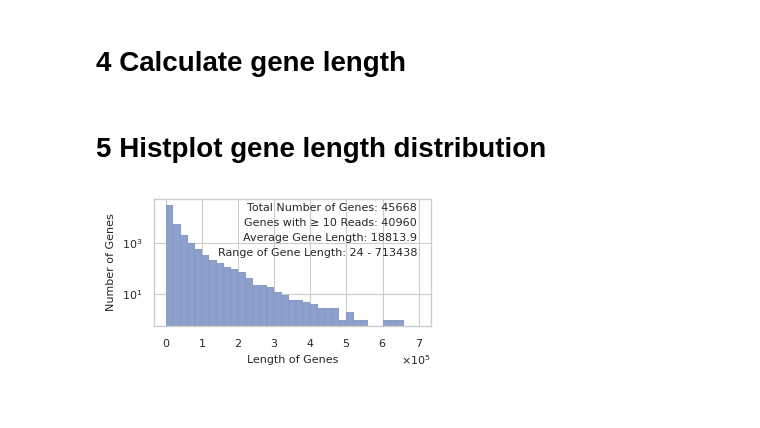
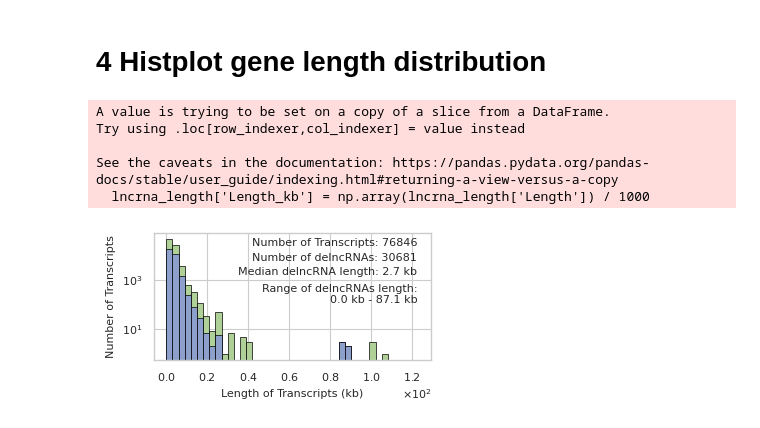
Before and after one commit to MagdalenaWinklhofer/LncRNA, a Jupyter notebook: 9_3_number_of_genes_degs/9_3_number_of_genes.ipynb, the cells around one changed output. Drawn from its saved outputs; the diff is of its cells as text; code cells hidden in the pictures.

```diff
--- a/9_3_number_of_genes_degs/9_3_number_of_genes.ipynb
+++ b/9_3_number_of_genes_degs/9_3_number_of_genes.ipynb
@@ -77,0 +15,9 @@ annotation['transcript_id'] = annotation['attribute'].apply(extract_transcript_i
+# %%
+
+
+# Import the transcriptome to have the length of ALL transcripts
+transcriptome_length = pd.read_csv('../A_annotation/carcar_annotation_v5_transcript_lengths.tsv', sep='\t')
+# Import all transcript with a read coverage of at least 10 reads
+transcriptome_10reads = pd.read_csv('number_of_genes_with_total_of_10_reads.csv')
+# Filter to only keep the transcriptome_length rows that have a read coverage of at least 10 reads
+transcriptome_length = transcriptome_length.loc[transcriptome_length['Transcript_ID'].isin(transcriptome_10reads['x'])]
@@ -77,0 +75,4 @@ annotation['transcript_id'] = annotation['attribute'].apply(extract_transcript_i
+# %%
+# extract the length information for the lncRNAs from the transcript file
+lncrna_length = transcriptome_length[transcriptome_length['Transcript_ID'].str.lower().isin(lncrna['transcript_id'])]
+DElncrna_length = transcriptome_length[transcriptome_length['Transcript_ID'].str.lower().isin(DElncrna['transcript_id'])]
@@ -78,2 +110,2 @@ annotation['transcript_id'] = annotation['attribute'].apply(extract_transcript_i
 # %% [markdown]
-# 4 Calculate gene length
+# 4 Histplot gene length distribution
@@ -99,34 +112,50 @@ mean_genelength = data['gene_length'].mean()
-# %% [markdown]
-# 5 Histplot gene length distribution
 # %%
 # PLOT: Length Distribution of Genes
 sns.set_theme(style = 'whitegrid', palette='colorblind', context='paper', rc={'axes.labelsize':8, 'xtick.labelsize':8, 'ytick.labelsize':8, 'legend.fontsize':8, 'legend.title_fontsize':8, "axes.formatter.use_mathtext": True})
 plt.figure(figsize=(((9)/2.54), (5/2.54)))
 
 
-# on the x axis: Length of genes
-plt.xlabel('Length of Genes')
+# Convert lengths to kilobases
+transcriptome_length['Length_kb'] = np.array(transcriptome_length['Length']) / 1000
+lncrna_length['Length_kb'] = np.array(lncrna_length['Length']) / 1000
+
+# on the x axis: Length of genes (in kb)
+plt.xlabel('Length of Transcripts (kb)')
 # on the y axis: Number of genes
-plt.ylabel('Number of Genes')
+plt.ylabel('Number of Transcripts')
 
 # plot the histogram
-plt.hist(data['gene_length'], bins=range(minima,maxima, 20000), color='#8DA0CB', edgecolor='black', linewidth=0.02)
+plt.hist(transcriptome_length['Length_kb'], bins=range(0, int(max(transcriptome_length['Length_kb']) + 20), 3),
+          color='#AFD198', edgecolor='black', linewidth=0.5)
+plt.hist(lncrna_length['Length_kb'], bins=range(int(min(lncrna_length['Length_kb'])), int(max(lncrna_length['Length_kb']) + 20), 3),
+         color='#8DA0CB', edgecolor='black', linewidth=0.5)
 plt.yscale('log')
 xfmt = plt.ScalarFormatter()
-xfmt.set_powerlimits((0,0))
+xfmt.set_powerlimits((0, 0))
 plt.gca().xaxis.set_major_formatter(xfmt)
 
 # LABELS:
 # add label for total number of genes
-plt.text(0.95, 0.97, f'Total Number of Genes: {len(total["gene_name"])}', ha='right', va='top', transform=plt.gca().transAxes, fontsize=8)
+plt.text(0.95, 0.96, f'Number of Transcripts: {len(transcriptome_length["Transcript_ID"])}',
+          ha='right', va='top', transform=plt.gca().transAxes, fontsize=8)
 # add total number of unique genes
-plt.text(0.95, 0.85, f"Genes with ≥ 10 Reads: {len(data['gene_name'].unique())}", ha='right', va='top', transform=plt.gca().transAxes, fontsize=8)
-# add numer label for average at the top right corner
-plt.text(0.95, 0.73, f'Average Gene Length: {mean_genelength:.1f}', ha='right', va='top', transform=plt.gca().transAxes, fontsize=8)
-plt.text(0.95, 0.61, f'Range of Gene Length: {minima} - {maxima}', ha='right', va='top', transform=plt.gca().transAxes, fontsize=8)
+plt.text(0.95, 0.84, f"Number of delncRNAs: {len((lncrna_length['Transcript_ID']))}",
+         ha='right', va='top', transform=plt.gca().transAxes, fontsize=8)
+# add numeric label for average at the top right corner
+plt.text(0.95, 0.73, f'Median delncRNA length: {lncrna_median / 1000:.1f} kb', ha='right', va='top',
+         transform=plt.gca().transAxes, fontsize=8)
+plt.text(0.95, 0.60, f'Range of delncRNAs length:\n{lncrna_min /1000:.1f} kb - {lncrna_max / 1000:.1f} kb',
+          ha='right', va='top',
+         transform=plt.gca().transAxes, fontsize=8)
+
 plt.tight_layout()
 
-# save the plot as png with 500 dpi
-plt.savefig('gene_length_distribution.svg')
+# save the plot as svg with 500 dpi
+plt.savefig('lncrna_length_distribution.svg')
 # %% [output]
+A value is trying to be set on a copy of a slice from a DataFrame.
+Try using .loc[row_indexer,col_indexer] = value instead
+
+See the caveats in the documentation: https://pandas.pydata.org/pandas-docs/stable/user_guide/indexing.html#returning-a-view-versus-a-copy
+  lncrna_length['Length_kb'] = np.array(lncrna_length['Length']) / 1000
-[figure, old version]
+[figure, new version]
```
Also changed, not shown: parts of 16 cells of this notebook, 16 other files.
